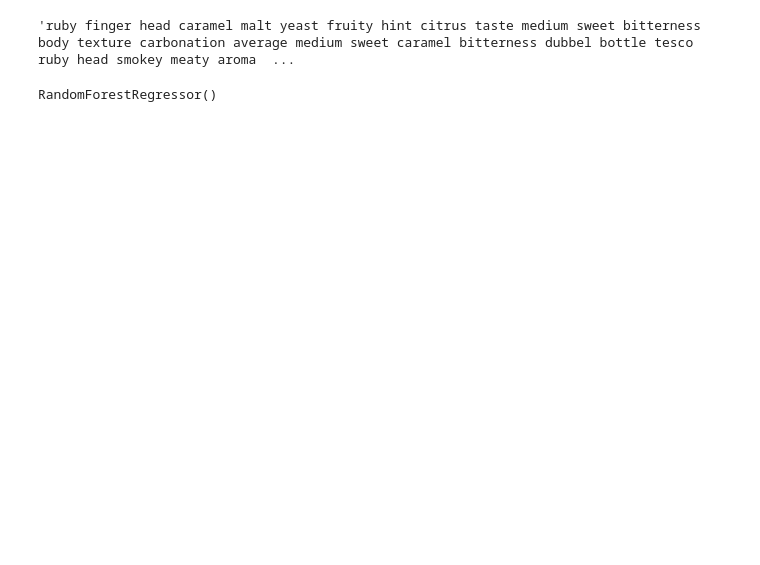
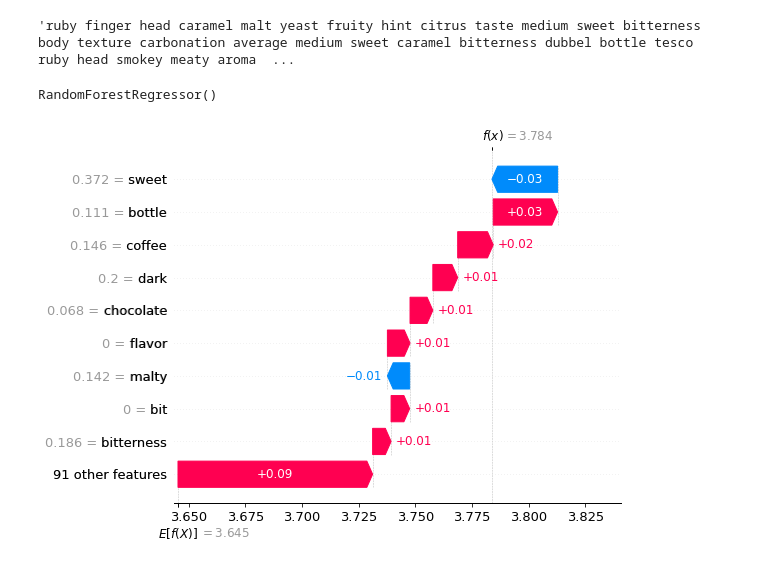
Before and after one commit to ARPITJAIN0999/Brand-Intelligence-Solution, a Jupyter notebook: AJ_solution.ipynb, the cells around one changed output. Saved outputs shown, nothing was run; the diff lists cells and outputs as text; code cells hidden in the pictures; blank space fills up the shorter version.

```diff
--- a/AJ_solution.ipynb
+++ b/AJ_solution.ipynb
@@ -708,0 +715,4 @@ shap_values = explainer.shap_values(X_train.toarray())
+# %%
+shap.plots.waterfall(shap_values[ind,:])
+# %% [output]
+[figure, added]
```
Also changed, not shown: parts of 8 cells of this notebook.
